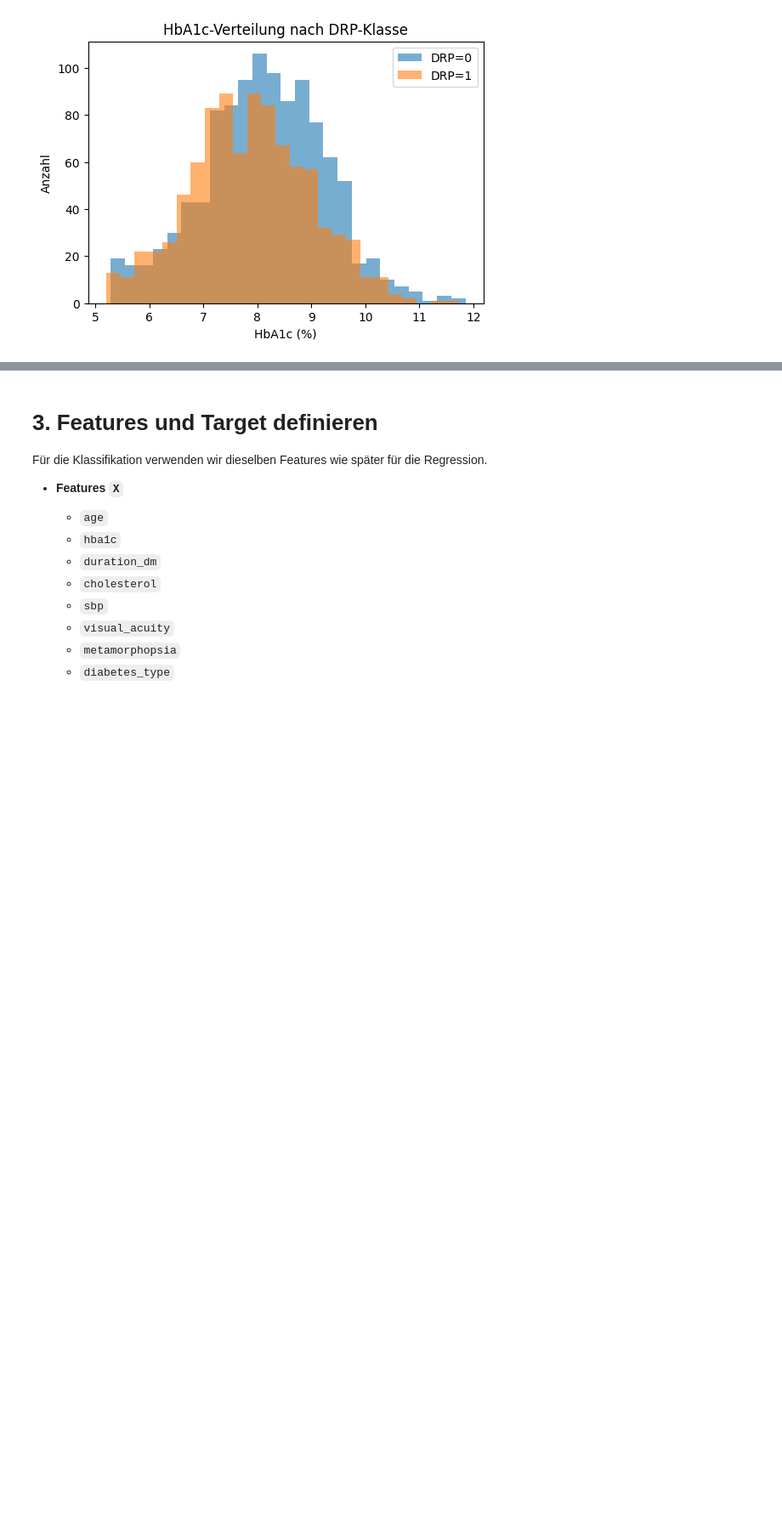
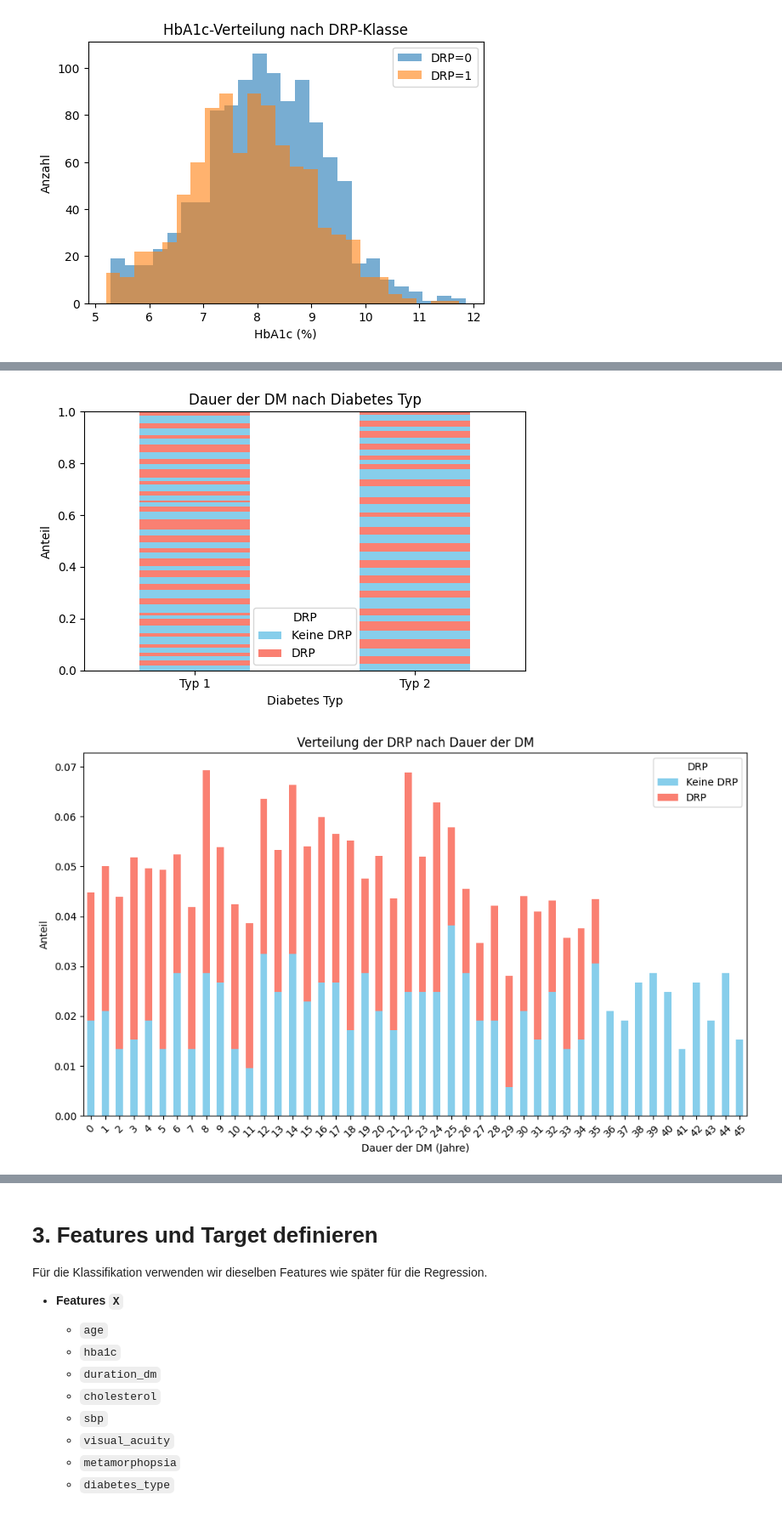
Before and after one commit to CZhakshylykova/KI-Games-Material, a Jupyter notebook: Intro_ML.ipynb, the cells around one changed output, grey strips where cells are left out. Shown at 85% size. Saved outputs shown, nothing was run; the diff lists cells and outputs as text; code cells hidden in the pictures; blank space fills up the shorter version.

```diff
--- a/Intro_ML.ipynb
+++ b/Intro_ML.ipynb
@@ -410,3 +452,29 @@ plt.show()
+# %%
+# ============================================
+# Verteilung der DRP nach Diabetes Typ
+# ============================================
+drp_by_type = df.groupby("diabetes_type")["duration_dm"].value_counts(normalize=True).unstack()
+
+drp_by_type.plot(kind="bar", stacked=True, figsize=(6, 4), color=["skyblue", "salmon"])
+plt.title("Dauer der DM nach Diabetes Typ")
+plt.ylabel("Anteil")
+plt.xlabel("Diabetes Typ")
+plt.legend(["Keine DRP", "DRP"], title="DRP")
+plt.xticks(rotation=0)
+plt.tight_layout()
+plt.legend(title="DRP", labels=["Keine DRP", "DRP"])
+plt.show()
+drp_by_type.T.plot(kind="bar", stacked=True, figsize=(10, 6), color=["skyblue", "salmon"])
+plt.title("Verteilung der DRP nach Dauer der DM")
+plt.ylabel("Anteil")
+plt.xlabel("Dauer der DM (Jahre)")
+plt.legend(["Keine DRP", "DRP"], title="DRP")
+plt.xticks(rotation=45)
+plt.tight_layout()
+plt.show()
+# %% [output]
+[figure, added]
+[figure, added]
 # %% [markdown]
 ## Gruppendiskussion: HbA1c
 
```
Also changed, not shown: parts of 12 cells of this notebook, 1 other file.
